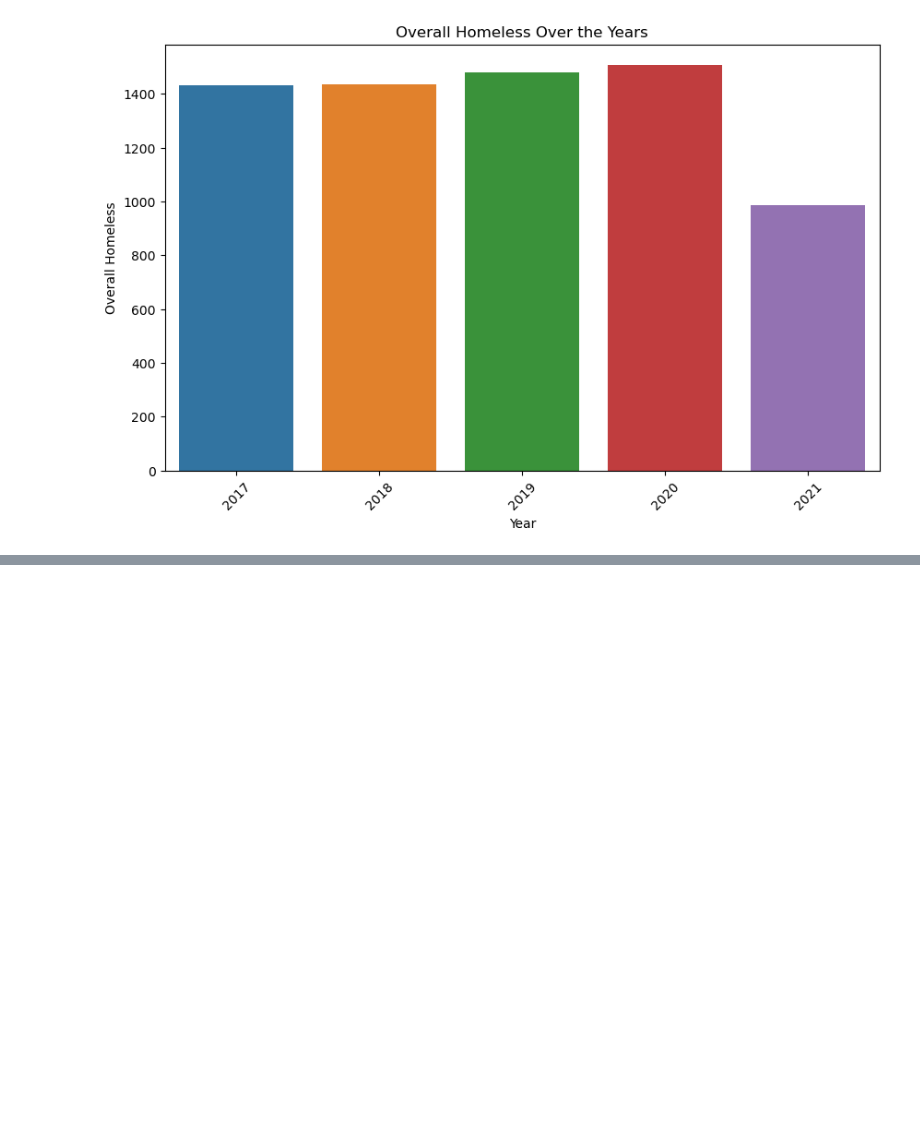
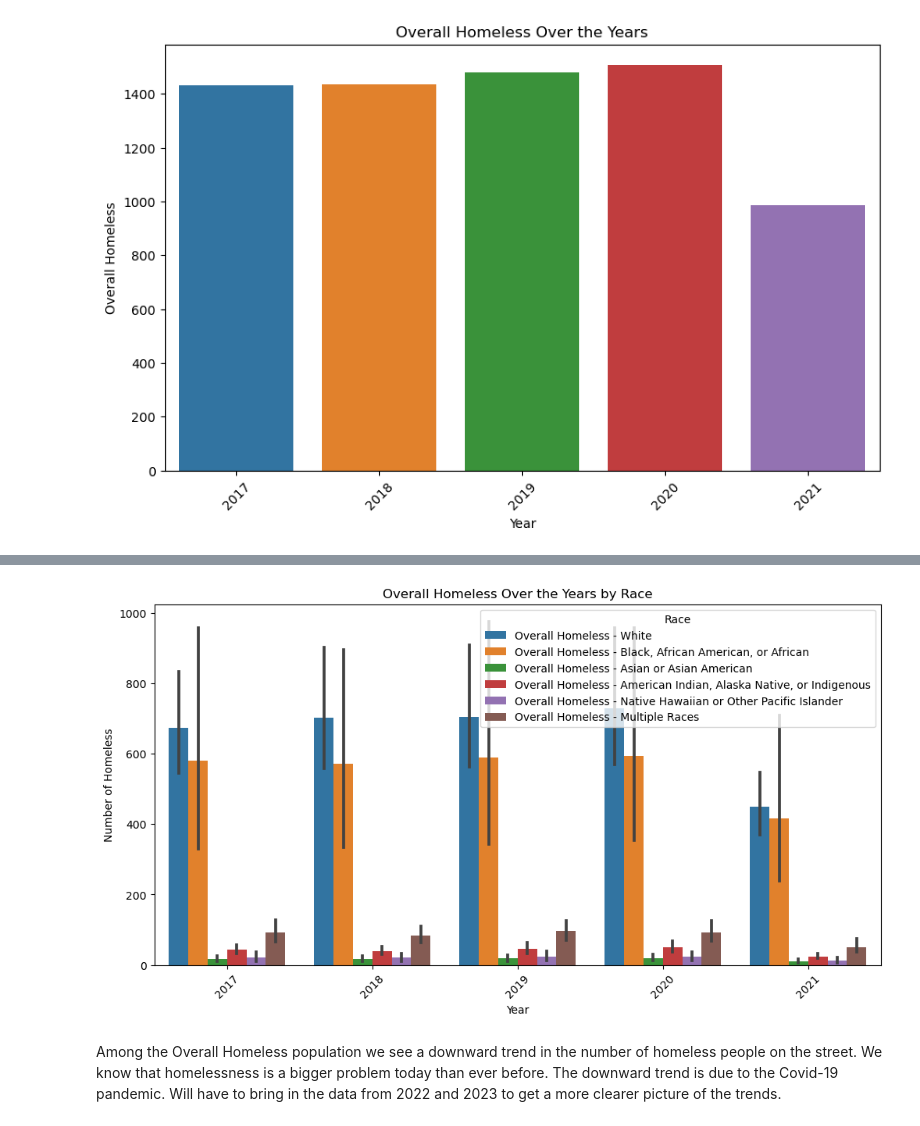
Before and after one commit to SinghNavnoor/homelessness_PIT_count_analysis, a Jupyter notebook: homeless_analysis.ipynb, the cells around one changed output, grey strips where cells are left out. Saved outputs shown, nothing was run; the diff lists cells and outputs as text; code cells hidden in the pictures; blank space fills up the shorter version.

```diff
--- a/homeless_analysis.ipynb
+++ b/homeless_analysis.ipynb
@@ -504,0 +522,35 @@ plt.show()
+# %%
+#Homelessness among the genders over the time.
+
+# Set the size of the plot
+plt.figure(figsize=(12, 6))
+
+# Melt the DataFrame to reshape it for seaborn
+melted_df = pc17_21.melt(id_vars=['Year'],
+                    value_vars=['Overall Homeless - White',
+                                'Overall Homeless - Black, African American, or African',
+                                'Overall Homeless - Asian or Asian American',
+                                'Overall Homeless - American Indian, Alaska Native, or Indigenous',
+                                'Overall Homeless - Native Hawaiian or Other Pacific Islander',
+                                'Overall Homeless - Multiple Races'],
+                    var_name='Race',
+                    value_name='Number of Homeless')
+
+# Create the bar plot
+sns.barplot(x='Year', y='Number of Homeless', hue='Race', data=melted_df)
+
+# Rotate x-axis labels for better readability
+plt.xticks(rotation=45)
+
+# Set plot title and labels
+plt.title('Overall Homeless Over the Years by Race')
+plt.xlabel('Year')
+plt.ylabel('Number of Homeless')
+
+# Show plot
+plt.legend(title='Race')
+plt.show()
+# %% [output]
+[figure, added]
+# %% [markdown]
+Among the Overall Homeless population we see a downward trend in the number of homeless people on the street. We know that homelessness is a bigger problem today than ever before. The downward trend is due to the Covid-19 pandemic. Will have to bring in the data from 2022 and 2023 to get a more clearer picture of the trends.
```
Also changed, not shown: parts of 8 cells of this notebook.
